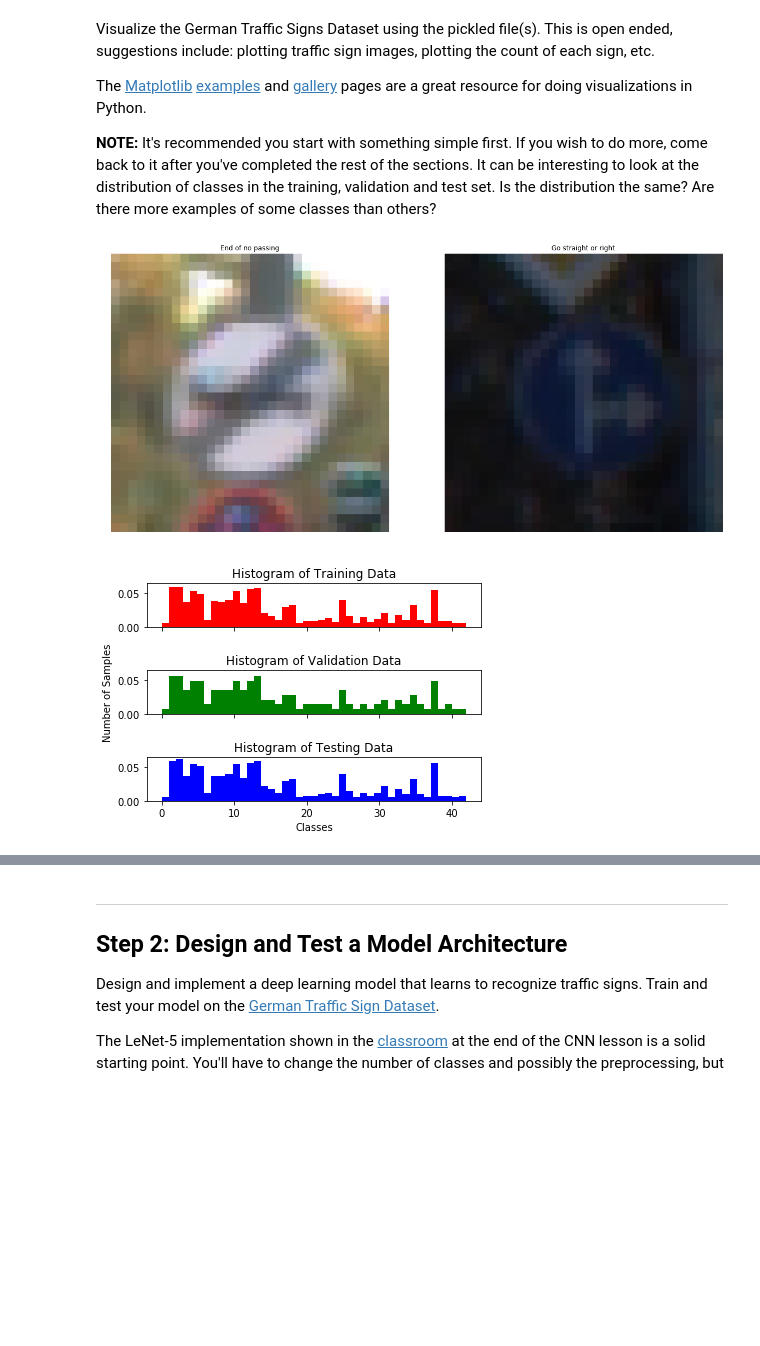
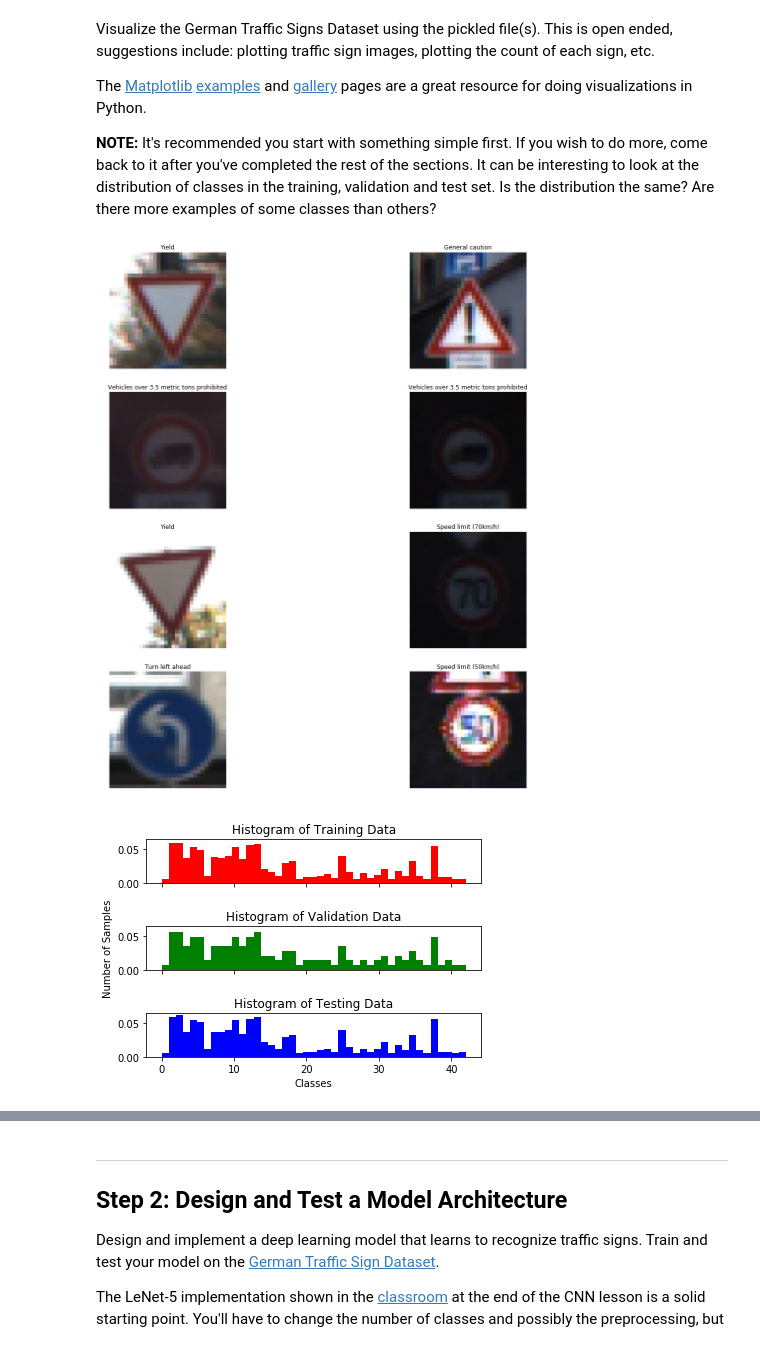
Before and after one commit to Thayjes/Traffic-Sign-Classifier, a Jupyter notebook: Traffic_Sign_Classifier_AWS2.2.ipynb, the cells around one changed output, grey strips where cells are left out. Drawn from its saved outputs; the diff is of its cells as text; code cells hidden in the pictures; blank space fills up the shorter version.

```diff
--- a/Traffic_Sign_Classifier_AWS2.2.ipynb
+++ b/Traffic_Sign_Classifier_AWS2.2.ipynb
@@ -22,7 +22,7 @@ The [rubric](https://review.udacity.com/#!/rubrics/481/view) contains "Stand Out
 # %%
 # Load pickled data
 import pickle
-windows = True
+windows = False
 augmented = False
 # TODO: Fill this in based on where you saved the training and testing data
 if windows == True:
@@ -111,42 +111,43 @@ The [Matplotlib](http://matplotlib.org/) [examples](http://matplotlib.org/exampl
 **NOTE:** It's recommended you start with something simple first. If you wish to do more, come back to it after you've completed the rest of the sections. It can be interesting to look at the distribution of classes in the training, validation and test set. Is the distribution the same? Are there more examples of some classes than others?
 # %%
 # Let us define a function to plot figures of the traffic sign images. Along with the label at the top.
+%matplotlib inline
+from matplotlib import pyplot as plt
 def plot_traffic_signs(figures, num_rows, num_cols, labels = None):
     fig, axes = plt.subplots(nrows = num_rows, ncols= num_cols, figsize = (20, 20))
     axes = axes.ravel()
     for fignumber, heading in zip(range(len(figures)), figures):
         axes[fignumber].imshow(figures[heading], plt.gray())
         axes[fignumber].axis("off")
         if labels!=None:
             axes[fignumber].set_title(labels[fignumber])
         else:
             axes[fignumber].set_title(heading)
     extent = axes[1].get_window_extent().transformed(fig.dpi_scale_trans.inverted())
-    fig.savefig("Augmented_Traffic_Sign.png")
+    #fig.savefig("Augmented_Traffic_Sign.png")
     #fig.savefig('ax2_figure_expanded.png', bbox_inches=extent.expanded(1, 1))
 # From the CSV file, let us extract the classid and signname from each row.
 name_values = np.genfromtxt('signnames.csv', skip_header=1, dtype=[('myint','i8'), ('mysring','S55')], delimiter=',')
 # Define how many signs to plot
-num_signs = 2
+num_signs = 8
 # Initialize dictionaries for storing the images and corresponding classid.
 figures = {}
 labels = {}
 indices = [[100], [1000]]
 
-# Loop over the signs and fill the dictionaries with images and the corresponding label.
+#Loop over the signs and fill the dictionaries with images and the corresponding label.
 for i in range(num_signs):
     # Pick a random sign from the training set
     index = np.random.randint(0, X_train.shape[0], 1)
-    index = indices[i]
     # Get the image for that sign
     img = X_train[index].squeeze()
     # Get the label, use decode to remove the b in front of the string.
     labels[i] = name_values[y_train[index]][0][1].decode('utf-8')
     figures[i] = img
 
-plot_traffic_signs(figures, 1, 2, labels)
+plot_traffic_signs(figures, 4, 2, labels)
 # %% [output]
-[figure, old version]
+[figure, new version]
 # %%
 # Let us plot a histogram of the classes for the train, test and validation datasets.
 fig, (ax0, ax1, ax2) = plt.subplots(3, sharex = True, sharey = True)
@@ -163,7 +164,7 @@ plt.show()
 # We can observe that the distribution of classes in the three datasets is very similar.
 # But there is some unequal distribution of classes in each dataset.
 # %% [output]
-[figure, old version]
+[figure, new version]
 # %%
 # Second attempt at plotting the histogram using bar graph.
 # First let us get the number of counts for each unique class in the dataset.
```
Also changed, not shown: parts of 10 cells of this notebook.
